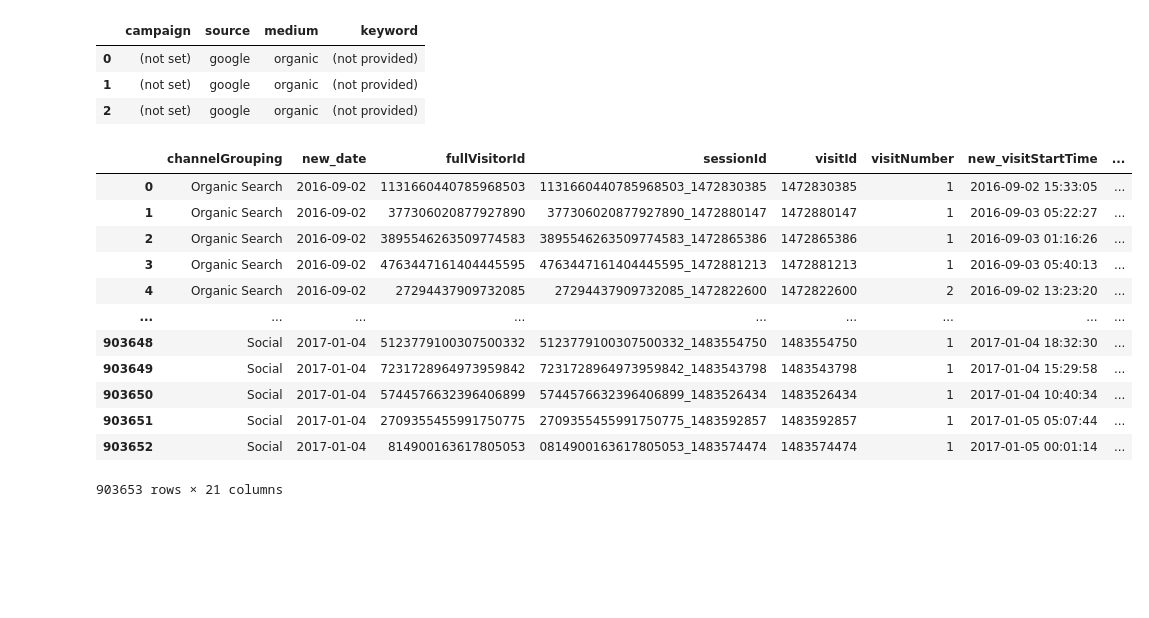
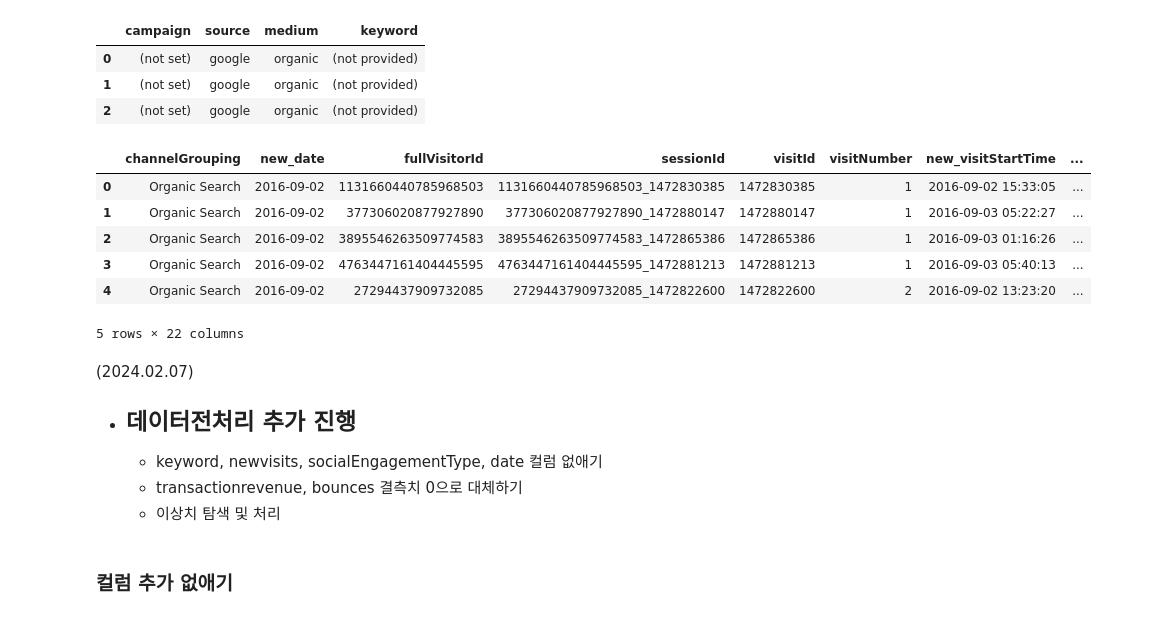
Before and after one commit to DIB-PP/-, a Jupyter notebook: project3_GA4_수경.ipynb, the cells around one changed output. Drawn from its saved outputs; the diff is of its cells as text; code cells hidden in the pictures; blank space fills up the shorter version.

```diff
--- a/project3_GA4_수경.ipynb
+++ b/project3_GA4_수경.ipynb
@@ -217,6 +67,6 @@ df2.head(3)
 | 2 | Organic Search | 2016-09-02 | 3895546263509774583 | 3895546263509774583_1472865386 | 1472865386 | 1 | 2016-09-03 01:16:26 |
 # %%
 #device 사용컬럼만 남기기
-device_df2 = pd.DataFrame(device_df[['browser', 'deviceCategory']])
+device_df2 = pd.DataFrame(device_df[['browser', 'deviceCategory','operatingSystem']])
 device_df2.head(3)
 # %% [output]
@@ -245,18 +95,20 @@ trafficsource_df2.head(3)
 # %%
 #데이터 하나로 합치기
 df3 = pd.concat([df2, device_df2, geonetwork_df2, totals_df, trafficsource_df2], axis = 1)
-df3
+df3.head()
 # %% [output]
 |  | channelGrouping | new_date | fullVisitorId | sessionId | visitId | visitNumber | new_visitStartTime | ... |
 | 0 | Organic Search | 2016-09-02 | 1131660440785968503 | 1131660440785968503_1472830385 | 1472830385 | 1 | 2016-09-02 15:33:05 | ... |
 | 1 | Organic Search | 2016-09-02 | 377306020877927890 | 377306020877927890_1472880147 | 1472880147 | 1 | 2016-09-03 05:22:27 | ... |
 | 2 | Organic Search | 2016-09-02 | 3895546263509774583 | 3895546263509774583_1472865386 | 1472865386 | 1 | 2016-09-03 01:16:26 | ... |
 | 3 | Organic Search | 2016-09-02 | 4763447161404445595 | 4763447161404445595_1472881213 | 1472881213 | 1 | 2016-09-03 05:40:13 | ... |
 | 4 | Organic Search | 2016-09-02 | 27294437909732085 | 27294437909732085_1472822600 | 1472822600 | 2 | 2016-09-02 13:23:20 | ... |
-| ... | ... | ... | ... | ... | ... | ... | ... | ... |
-| 903648 | Social | 2017-01-04 | 5123779100307500332 | 5123779100307500332_1483554750 | 1483554750 | 1 | 2017-01-04 18:32:30 | ... |
-| 903649 | Social | 2017-01-04 | 7231728964973959842 | 7231728964973959842_1483543798 | 1483543798 | 1 | 2017-01-04 15:29:58 | ... |
-| 903650 | Social | 2017-01-04 | 5744576632396406899 | 5744576632396406899_1483526434 | 1483526434 | 1 | 2017-01-04 10:40:34 | ... |
-| 903651 | Social | 2017-01-04 | 2709355455991750775 | 2709355455991750775_1483592857 | 1483592857 | 1 | 2017-01-05 05:07:44 | ... |
-| 903652 | Social | 2017-01-04 | 814900163617805053 | 0814900163617805053_1483574474 | 1483574474 | 1 | 2017-01-05 00:01:14 | ... |
-903653 rows × 21 columns
+5 rows × 22 columns
+# %% [markdown]
+(2024.02.07)
+- ## 데이터전처리 추가 진행
+    - keyword, newvisits, socialEngagementType, date 컬럼 없애기
+    - transactionrevenue, bounces 결측치 0으로 대체하기
+    - 이상치 탐색 및 처리
+# %% [markdown]
+### 컬럼 추가 없애기
```
Also changed, not shown: parts of 34 cells of this notebook.
